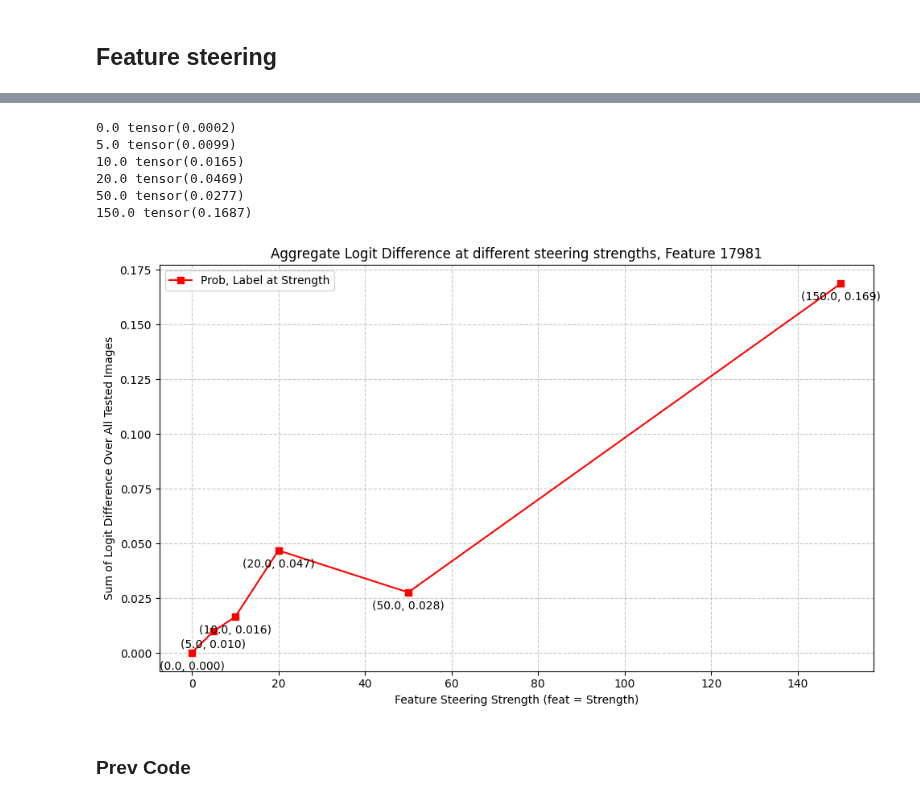
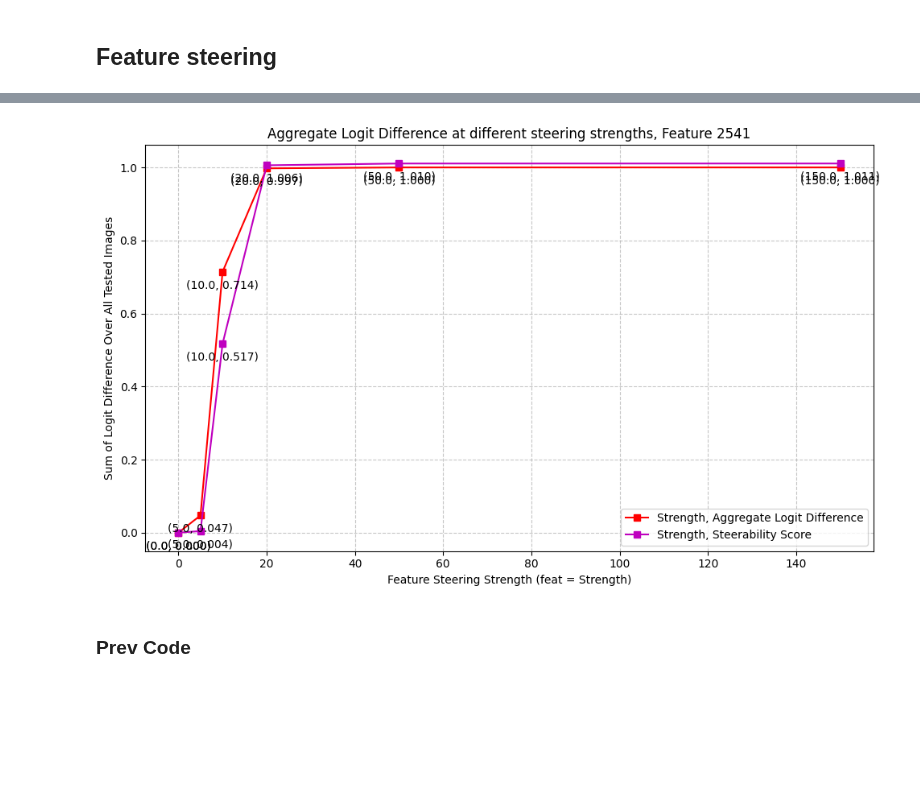
Before and after one commit to soniajoseph/ViT-Prisma, a Jupyter notebook: src/vit_prisma/sae/evals/feature_steering-get-curve-done-well.ipynb, the cells around one changed output, grey strips where cells are left out. Saved outputs shown, nothing was run; the diff lists cells and outputs as text; code cells hidden in the pictures; blank space fills up the shorter version.

Commit message:
steerability

```diff
--- a/src/vit_prisma/sae/evals/feature_steering-get-curve-done-well.ipynb
+++ b/src/vit_prisma/sae/evals/feature_steering-get-curve-done-well.ipynb
@@ -338,7 +341,7 @@ def compute_feature_activations_set_feat(
 
         recons_image_embeddings_feat_altered = model.run_with_hooks(
             images,
-            fwd_hooks=[("blocks.9.hook_mlp_out", steering_hook)],
+            fwd_hooks=[("blocks.11.hook_resid_post", steering_hook)],
         )
         recons_image_embeddings_feat_altered_list.append(recons_image_embeddings_feat_altered)
 
@@ -346,7 +349,7 @@ def compute_feature_activations_set_feat(
     # output is in clip embedding space
     recons_image_embeddings_default = model.run_with_hooks(
         images,
-        fwd_hooks=[("blocks.9.hook_mlp_out", lambda x, hook: x)],
+        fwd_hooks=[("blocks.11.hook_resid_post", lambda x, hook: x)],
     )
 
 #     print(f"recons_image_embeddings_default: {recons_image_embeddings_default}")
@@ -443,6 +446,7 @@ for steering_strength in steering_strengths:
     top_concept_per_feat = {}
     top_val_per_feat = {}
     top_diff_per_feat = {}
+    steerability_per_feat = {}
     top_ratio_per_feat = {}
 
     # run this for sampled features over all of imagenet eval
@@ -454,13 +458,23 @@ for steering_strength in steering_strengths:
 
 
         logit_diff = text_probs_altered - text_probs_default
-        logit_diff_aggregate = logit_diff.sum(dim=0)
-#         logit_diff_aggregate = logit_diff.mean(dim=0)
+#         logit_diff_aggregate = logit_diff.sum(dim=0)
+        logit_diff_aggregate = logit_diff.mean(dim=0)
+
+        print(f"logit_diff.shape: {logit_diff.shape}")
+        print(f"logit_diff: {logit_diff}")
+        steerability_score = torch.square(logit_diff_aggregate)
+        print(f"steerability_score.shape: {steerability_score.shape}")
+        print(f"steerability_score: {steerability_score}")
+#         steerability_score_aggregate = steerability_score.mean(dim=0)
+#         print(f"steerability_score_aggregate.shape: {steerability_score_aggregate.shape}")
+#         print(f"steerability_score_aggregate: {steerability_score_aggregate}")
+
 
         logit_ratio = text_probs_altered/text_probs_default
         logit_ratio_aggregate = logit_ratio.mean(dim=0)
 
-        print(f"text_probs_altered.softmax(): {text_probs_altered.softmax(1).shape}")
+#         print(f"text_probs_altered.softmax(): {text_probs_altered.softmax(1).shape}")
         text_probs_altered_softmax = text_probs_altered.softmax(1)
         vals_softmax, idxs_softmax = torch.topk(text_probs_altered_softmax,k=10)
 
@@ -501,6 +515,7 @@ for steering_strength in steering_strengths:
         top_val_per_feat[random_feat_idxs[j]] = vals_softmax[0][0]
 
         # aggregate
+        steerability_per_feat[random_feat_idxs[j]] = steerability_score
         top_diff_per_feat[random_feat_idxs[j]] = vals_agg[0]
         top_ratio_per_feat[random_feat_idxs[j]] = ratios_agg[0]
 
@@ -516,7 +531,7 @@ for steering_strength in steering_strengths:
 #         print(ratios_least_agg)
 #         print(np.array(selected_vocab)[ratios_idxs_least_agg.cpu()])
 
-    steering_strength_info[steering_strength] = (top_concept_per_feat,top_val_per_feat,top_ratio_per_feat,top_diff_per_feat)
+    steering_strength_info[steering_strength] = (top_concept_per_feat,top_val_per_feat,top_ratio_per_feat,top_diff_per_feat,steerability_per_feat)
 # %% [output]
 ============================ steering_strength: 0.0 ============================
 text_features_normed.shape: torch.Size([5000, 512])
@@ -629,8 +644,11 @@ steering_strength_image_results.keys(), steering_strength_image_results[str(stee
 # %%
 i = 0
+
 # 0: python, 3: bowl, 4: bed, 6: guinea
-image_idx = 0
-feat_num = list(steering_strength_image_results[str(steering_strength)].keys())[-2]
+image_idx = 20
+
+
+feat_num =  #list(steering_strength_image_results[str(steering_strength)].keys())[3]
 
 # to iterate over many features:
 # for feat_num in steering_strength_image_results[str(steering_strength)].keys():
@@ -805,9 +823,11 @@ steering_strength_info
 feat_num_steerability = feat_num
 # steering_strength_info[steering_strength] = (top_concep,top_val,aggregate_ratio,aggregate_diff)
 agg_diff_arr = []
+steerability_arr = []
 i = 0
 for key in steering_strength_info:
-    print(key, steering_strength_info[key][3][feat_num].cpu())
+#     print(key, steering_strength_info[key][4][feat_num].cpu())
+    steerability_arr.append(steering_strength_info[key][4][feat_num_steerability].sum().cpu().item())
     agg_diff_arr.append(steering_strength_info[key][3][feat_num_steerability].cpu().item())
 #     agg_diff_arr.append(steering_strength_info[key][2][feat_num_steerability].cpu().item())
 #     i += 1
@@ -820,45 +840,46 @@ import numpy as np
 # Sample data
 x = [tup[0] for tup in sorted(feat_num_concept_arr)]
 y1 = agg_diff_arr
+y2 = steerability_arr
 
 # Create the plot
 plt.figure(figsize=(10, 6))
 
 # Plot each line with different colors and markers
-plt.plot(np.array(x), y1, 'rs-', label='Prob, Label at Strength')  # Red line with squares
+plt.plot(np.array(x), y1, 'rs-', label='Strength, Aggregate Logit Difference')  # Red line with squares
+plt.plot(np.array(x), y2, 'ms-', label='Strength, Steerability Score')  # Red line with squares
 
 # Label each point
 for i in range(len(x)):
     # Labels for series
     plt.annotate(f'({x[i]:.1f}, {y1[i]:.3f})',
                 (x[i], y1[i]),
+                textcoords="offset points",
+                xytext=(0,-15),
+                ha='center')
+    plt.annotate(f'({x[i]:.1f}, {y2[i]:.3f})',
+                (x[i], y2[i]),
                 textcoords="offset points",
                 xytext=(0,-15),
                 ha='center')
 
 # Customize the plot
 plt.xlabel('Feature Steering Strength (feat = Strength)')
 plt.ylabel('Sum of Logit Difference Over All Tested Images')
 plt.title(f'Aggregate Logit Difference at different steering strengths, Feature {feat_num_steerability}')
 plt.legend()
 plt.grid(True, linestyle='--', alpha=0.7)
 
 # Adjust layout to prevent label overlap
 plt.tight_layout()
 
 
 # plt.savefig("test.svg")
 
 # Show the plot
 plt.show()
 # %% [output]
-0.0 tensor(0.0002)
-5.0 tensor(0.0099)
-10.0 tensor(0.0165)
-20.0 tensor(0.0469)
-50.0 tensor(0.0277)
-150.0 tensor(0.1687)
-[figure, old version]
+[figure, new version]
 # %% [markdown]
 ### Prev Code
 # %%
```
Also changed, not shown: parts of 9 cells of this notebook.
